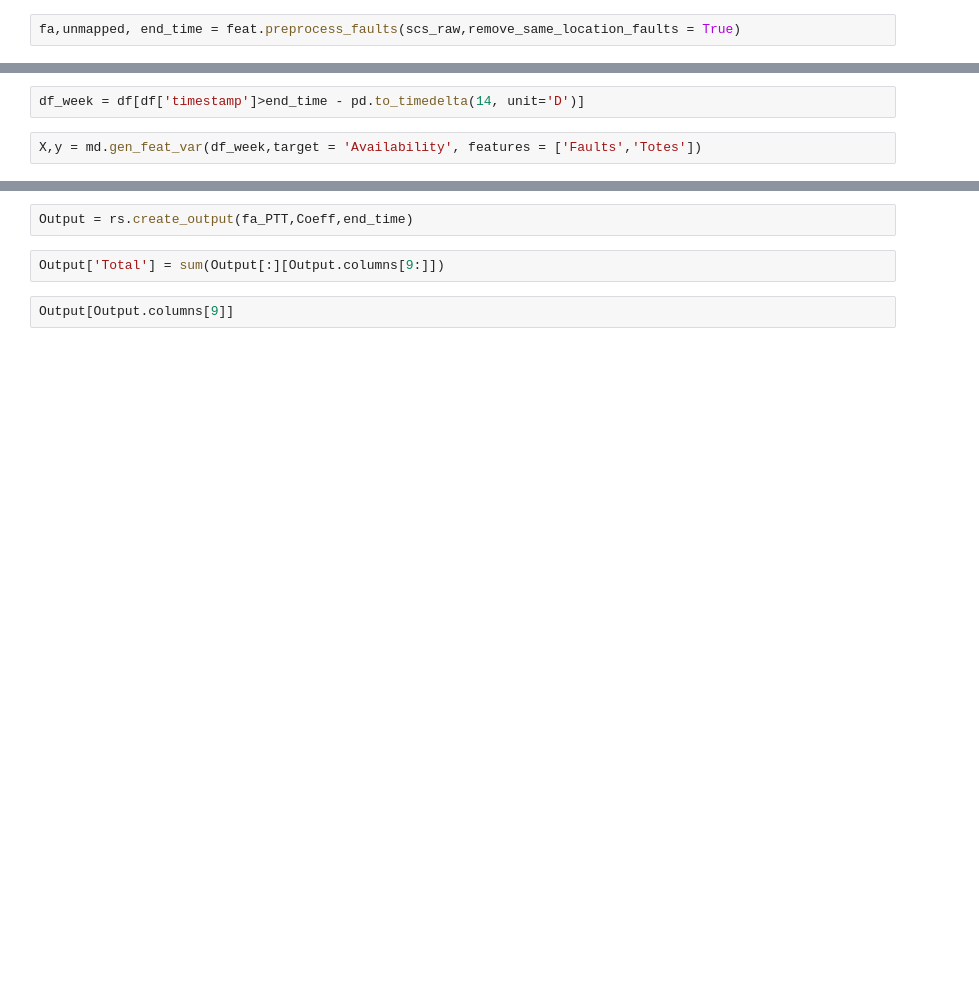
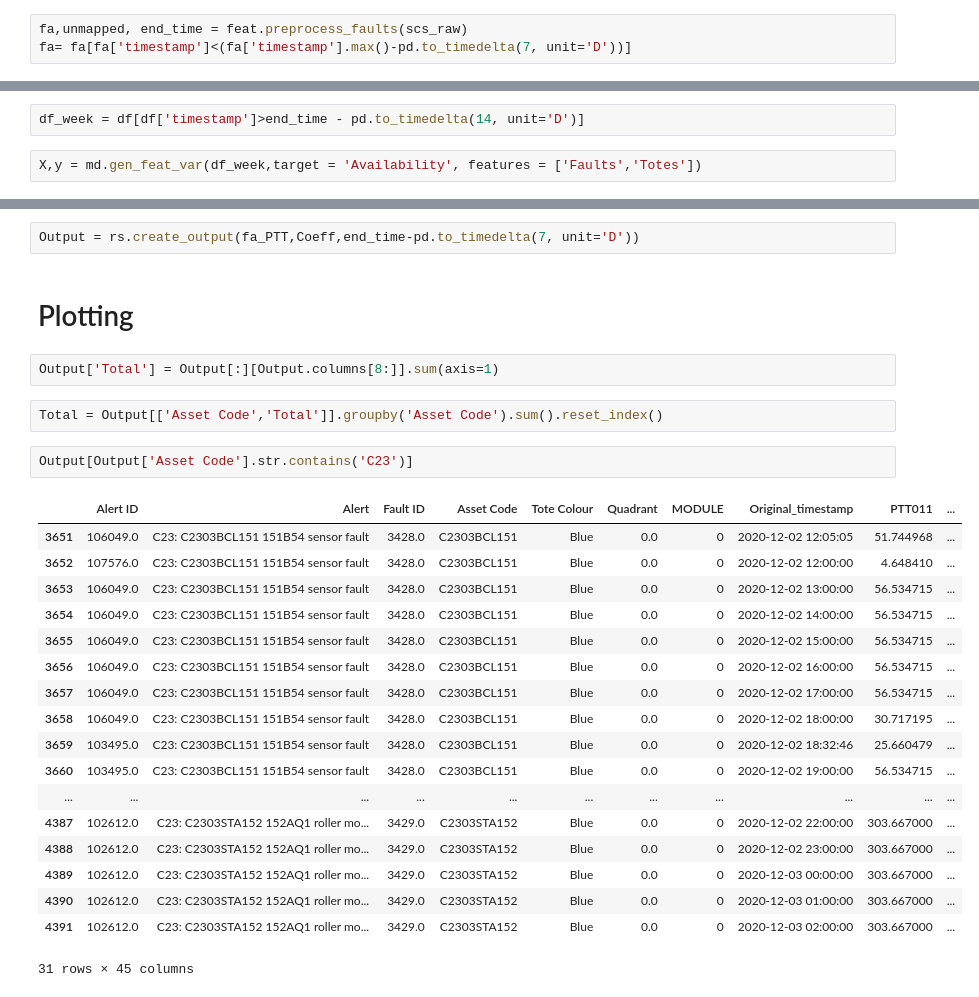
Before and after one commit to ch4413/scs, a Jupyter notebook: notebooks/Basic Model Jamie.ipynb, the cells around one changed output, grey strips where cells are left out. Cells and saved outputs as stored; diff of their text form; blank space fills up the shorter version.

```diff
--- a/notebooks/Basic Model Jamie.ipynb
+++ b/notebooks/Basic Model Jamie.ipynb
@@ -34,3 +34,4 @@ Running: Function "pre_process_av" (id=2250218507136) was called 1 times
 # %%
-fa,unmapped, end_time = feat.preprocess_faults(scs_raw,remove_same_location_faults = True)
+fa,unmapped, end_time = feat.preprocess_faults(scs_raw)
+fa= fa[fa['timestamp']<(fa['timestamp'].max()-pd.to_timedelta(7, unit='D'))]
 # %% [output]
@@ -124,6 +125,29 @@ R2_OOS
 # %%
-Output = rs.create_output(fa_PTT,Coeff,end_time)
+Output = rs.create_output(fa_PTT,Coeff,end_time-pd.to_timedelta(7, unit='D'))
+# %% [markdown]
+# Plotting
 # %%
-Output['Total'] = sum(Output[:][Output.columns[9:]])
+Output['Total'] = Output[:][Output.columns[8:]].sum(axis=1)
-# %%
-Output[Output.columns[9]]
+# %%
+Total = Output[['Asset Code','Total']].groupby('Asset Code').sum().reset_index()
+# %%
+Output[Output['Asset Code'].str.contains('C23')]
+# %% [output]
+|  | Alert ID | Alert | Fault ID | Asset Code | Tote Colour | Quadrant | MODULE | Original_timestamp | PTT011 | ... |
+| 3651 | 106049.0 | C23: C2303BCL151 151B54 sensor fault | 3428.0 | C2303BCL151 | Blue | 0.0 | 0 | 2020-12-02 12:05:05 | 51.744968 | ... |
+| 3652 | 107576.0 | C23: C2303BCL151 151B54 sensor fault | 3428.0 | C2303BCL151 | Blue | 0.0 | 0 | 2020-12-02 12:00:00 | 4.648410 | ... |
+| 3653 | 106049.0 | C23: C2303BCL151 151B54 sensor fault | 3428.0 | C2303BCL151 | Blue | 0.0 | 0 | 2020-12-02 13:00:00 | 56.534715 | ... |
+| 3654 | 106049.0 | C23: C2303BCL151 151B54 sensor fault | 3428.0 | C2303BCL151 | Blue | 0.0 | 0 | 2020-12-02 14:00:00 | 56.534715 | ... |
+| 3655 | 106049.0 | C23: C2303BCL151 151B54 sensor fault | 3428.0 | C2303BCL151 | Blue | 0.0 | 0 | 2020-12-02 15:00:00 | 56.534715 | ... |
+| 3656 | 106049.0 | C23: C2303BCL151 151B54 sensor fault | 3428.0 | C2303BCL151 | Blue | 0.0 | 0 | 2020-12-02 16:00:00 | 56.534715 | ... |
+| 3657 | 106049.0 | C23: C2303BCL151 151B54 sensor fault | 3428.0 | C2303BCL151 | Blue | 0.0 | 0 | 2020-12-02 17:00:00 | 56.534715 | ... |
+| 3658 | 106049.0 | C23: C2303BCL151 151B54 sensor fault | 3428.0 | C2303BCL151 | Blue | 0.0 | 0 | 2020-12-02 18:00:00 | 30.717195 | ... |
+| 3659 | 103495.0 | C23: C2303BCL151 151B54 sensor fault | 3428.0 | C2303BCL151 | Blue | 0.0 | 0 | 2020-12-02 18:32:46 | 25.660479 | ... |
+| 3660 | 103495.0 | C23: C2303BCL151 151B54 sensor fault | 3428.0 | C2303BCL151 | Blue | 0.0 | 0 | 2020-12-02 19:00:00 | 56.534715 | ... |
+| ... | ... | ... | ... | ... | ... | ... | ... | ... | ... | ... |
+| 4387 | 102612.0 | C23: C2303STA152 152AQ1 roller mo... | 3429.0 | C2303STA152 | Blue | 0.0 | 0 | 2020-12-02 22:00:00 | 303.667000 | ... |
+| 4388 | 102612.0 | C23: C2303STA152 152AQ1 roller mo... | 3429.0 | C2303STA152 | Blue | 0.0 | 0 | 2020-12-02 23:00:00 | 303.667000 | ... |
+| 4389 | 102612.0 | C23: C2303STA152 152AQ1 roller mo... | 3429.0 | C2303STA152 | Blue | 0.0 | 0 | 2020-12-03 00:00:00 | 303.667000 | ... |
+| 4390 | 102612.0 | C23: C2303STA152 152AQ1 roller mo... | 3429.0 | C2303STA152 | Blue | 0.0 | 0 | 2020-12-03 01:00:00 | 303.667000 | ... |
+| 4391 | 102612.0 | C23: C2303STA152 152AQ1 roller mo... | 3429.0 | C2303STA152 | Blue | 0.0 | 0 | 2020-12-03 02:00:00 | 303.667000 | ... |
+31 rows × 45 columns
```
Also changed, not shown: parts of 20 cells of this notebook, 3 other files.
